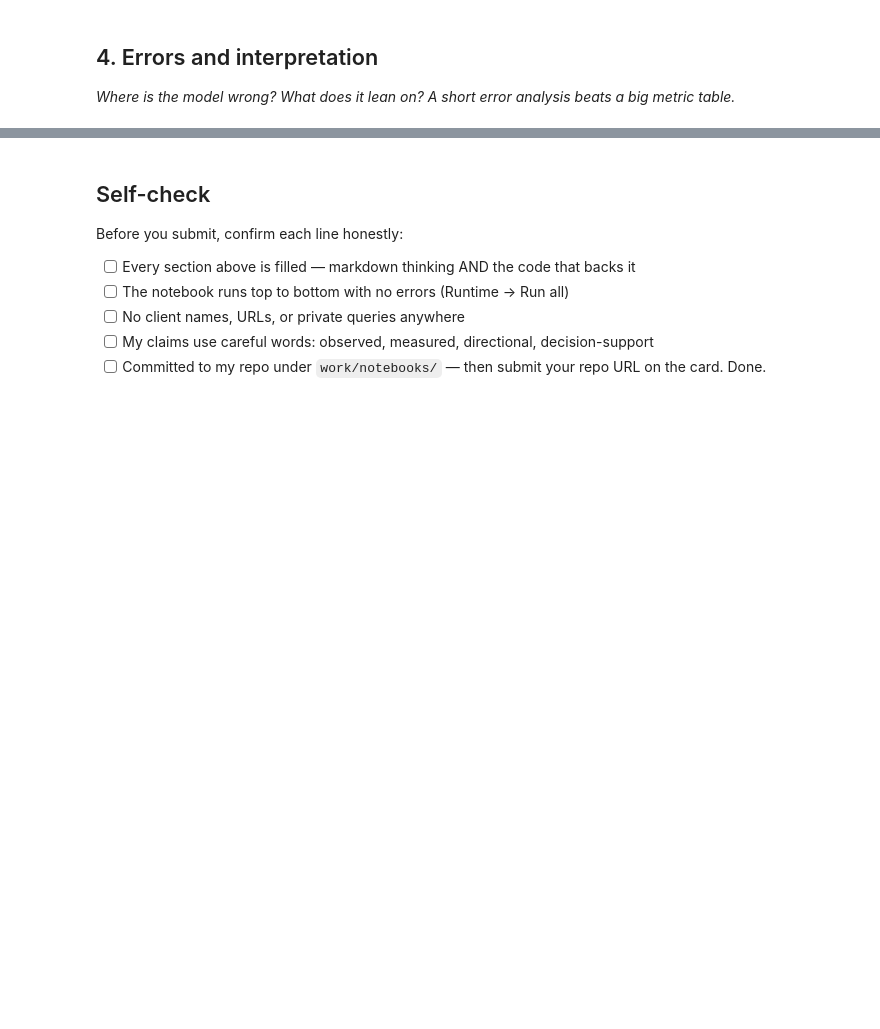
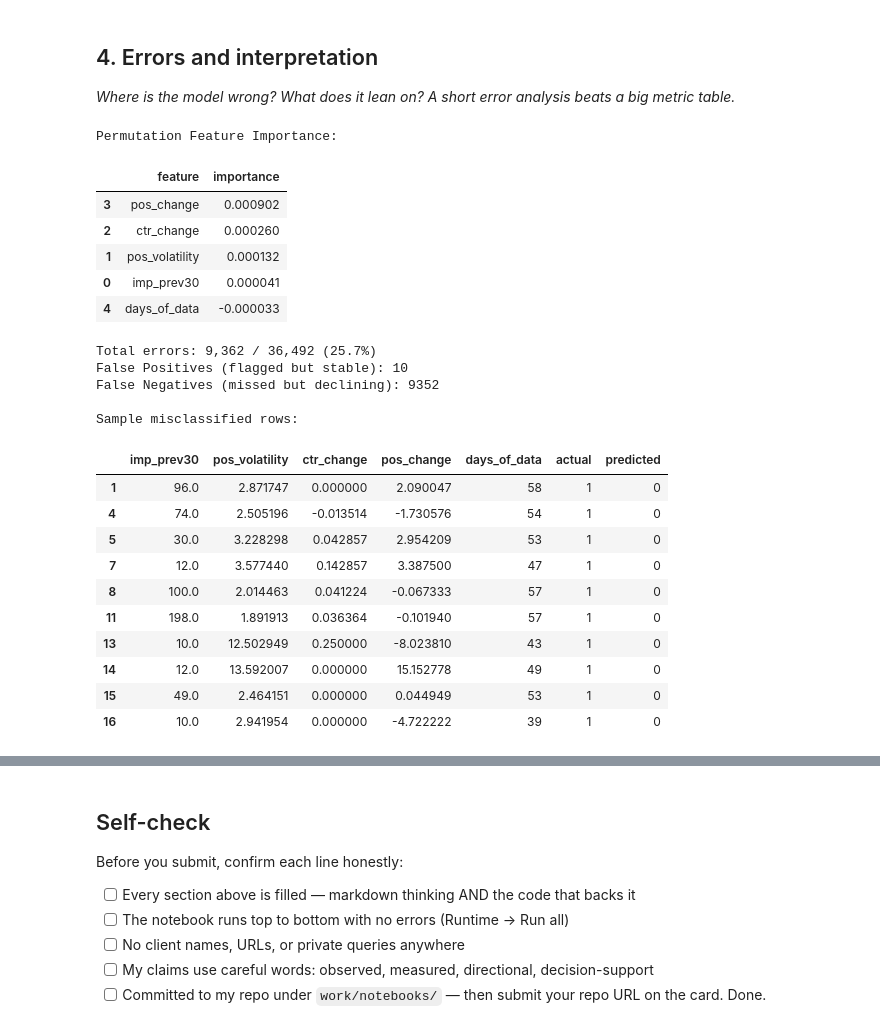
Before and after one commit to SIDRAATTIQUE/flyrank-machine-learning, a Jupyter notebook: work/notebooks/w05_model.ipynb, the cells around one changed output, grey strips where cells are left out. Cells and saved outputs as stored; diff of their text form; code cells hidden in the pictures; blank space fills up the shorter version.

```diff
--- a/work/notebooks/w05_model.ipynb
+++ b/work/notebooks/w05_model.ipynb
@@ -6,3 +6,16 @@
 This skeleton is yours to fill. Work the sections **in order** — each one has a one-line hint. Simple words, honest numbers.
 
 > Working with an AI assistant? Tell it to read `skills/README.md` first and load the one skill this assignment names on its card.
+# %%
+%pip -q install duckdb huggingface_hub
+
+from google.colab import userdata
+import duckdb
+import pandas as pd
+import numpy as np
+import os
+
+HF_TOKEN = userdata.get('HF_Token')
+con = duckdb.connect()
+con.execute(f"CREATE OR REPLACE SECRET hf (TYPE huggingface, TOKEN '{HF_TOKEN}')")
+print("✅ Connected")
@@ -22,3 +336,54 @@ This skeleton is yours to fill. Work the sections **in order** — each one has
 ## 4. Errors and interpretation
 
 *Where is the model wrong? What does it lean on? A short error analysis beats a big metric table.*
+# %%
+from sklearn.inspection import permutation_importance
+
+# Feature importance
+perm = permutation_importance(
+    model, X_test, y_test,
+    n_repeats=10, random_state=42
+)
+importance_df = pd.DataFrame({
+    'feature':    feature_cols,
+    'importance': perm.importances_mean
+}).sort_values('importance', ascending=False)
+
+print("Permutation Feature Importance:")
+display(importance_df)
+
+# Error analysis
+X_test_copy = X_test.copy()
+X_test_copy['actual']    = y_test.values
+X_test_copy['predicted'] = model_preds
+errors = X_test_copy[X_test_copy['actual'] != X_test_copy['predicted']]
+
+print(f"\nTotal errors: {len(errors):,} / {len(X_test):,} ({len(errors)/len(X_test)*100:.1f}%)")
+print(f"False Positives (flagged but stable): {((X_test_copy['predicted']==1) & (X_test_copy['actual']==0)).sum()}")
+print(f"False Negatives (missed but declining): {((X_test_copy['predicted']==0) & (X_test_copy['actual']==1)).sum()}")
+print("\nSample misclassified rows:")
+display(errors.head(10))
+# %% [output]
+Permutation Feature Importance:
+|  | feature | importance |
+| 3 | pos_change | 0.000902 |
+| 2 | ctr_change | 0.000260 |
+| 1 | pos_volatility | 0.000132 |
+| 0 | imp_prev30 | 0.000041 |
+| 4 | days_of_data | -0.000033 |
+Total errors: 9,362 / 36,492 (25.7%)
+False Positives (flagged but stable): 10
+False Negatives (missed but declining): 9352
+
+Sample misclassified rows:
+|  | imp_prev30 | pos_volatility | ctr_change | pos_change | days_of_data | actual | predicted |
+| 1 | 96.0 | 2.871747 | 0.000000 | 2.090047 | 58 | 1 | 0 |
+| 4 | 74.0 | 2.505196 | -0.013514 | -1.730576 | 54 | 1 | 0 |
+| 5 | 30.0 | 3.228298 | 0.042857 | 2.954209 | 53 | 1 | 0 |
+| 7 | 12.0 | 3.577440 | 0.142857 | 3.387500 | 47 | 1 | 0 |
+| 8 | 100.0 | 2.014463 | 0.041224 | -0.067333 | 57 | 1 | 0 |
+| 11 | 198.0 | 1.891913 | 0.036364 | -0.101940 | 57 | 1 | 0 |
+| 13 | 10.0 | 12.502949 | 0.250000 | -8.023810 | 43 | 1 | 0 |
+| 14 | 12.0 | 13.592007 | 0.000000 | 15.152778 | 49 | 1 | 0 |
+| 15 | 49.0 | 2.464151 | 0.000000 | 0.044949 | 53 | 1 | 0 |
+| 16 | 10.0 | 2.941954 | 0.000000 | -4.722222 | 39 | 1 | 0 |
```
Also changed, not shown: parts of 10 cells of this notebook.
